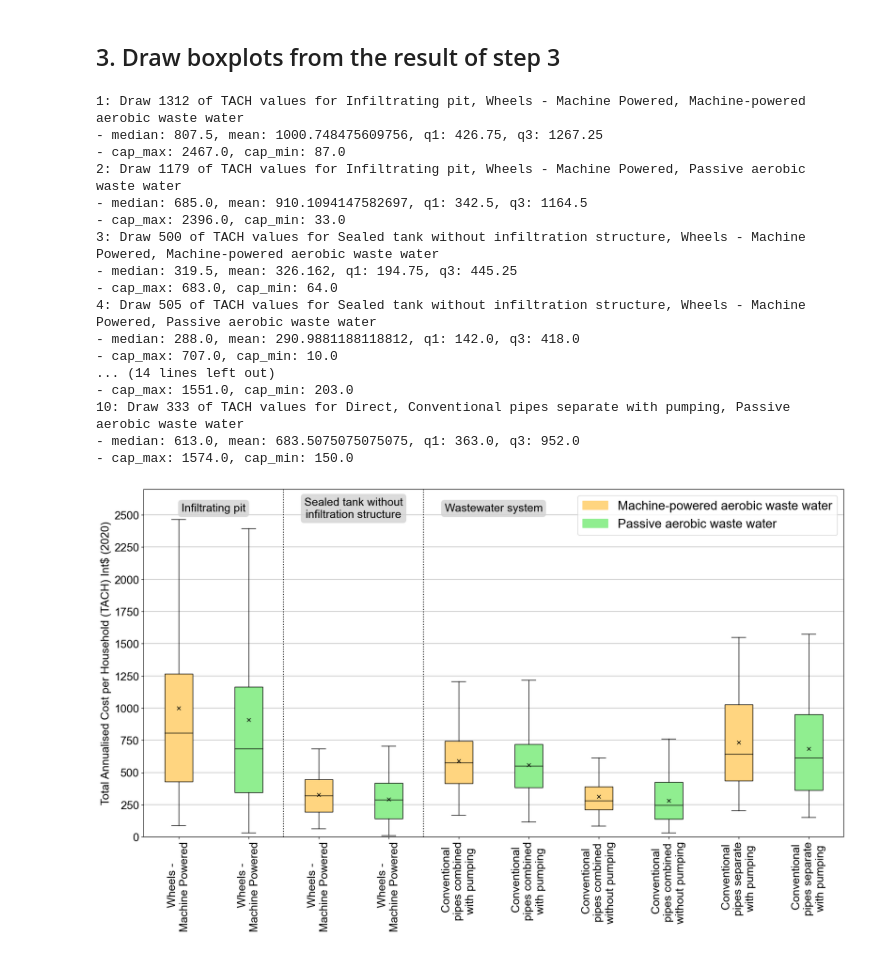
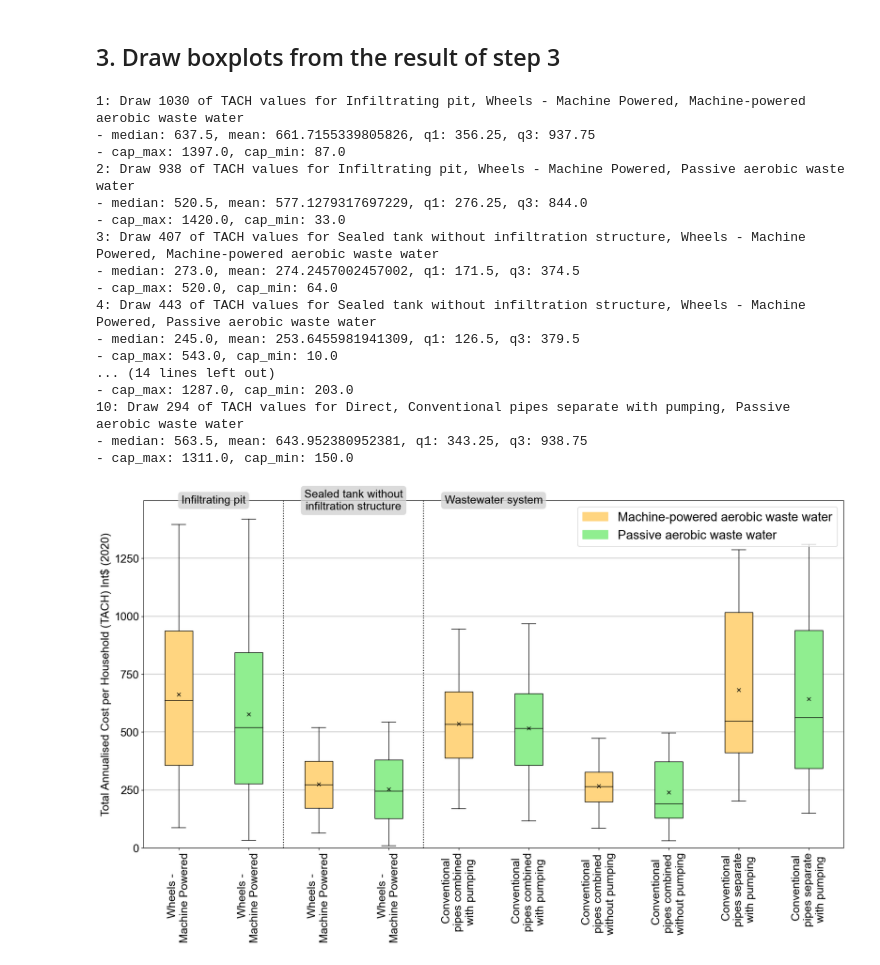
Before and after one commit to JinIgarashi/cactus-narok-figures, a Jupyter notebook: Figure1 full lifecycle cost global compare.ipynb, the cells around one changed output. Cells and saved outputs as stored; diff of their text form; code cells hidden in the pictures.

Commit message:
fix: filter values by interquantile range

```diff
--- a/Figure1 full lifecycle cost global compare.ipynb
+++ b/Figure1 full lifecycle cost global compare.ipynb
@@ -89,7 +89,7 @@ legendFontSize = 20
 ytickLabel = 'Total Annualised Cost per Household (TACH) Int$ (2020)'
 ytick_range = [
     0,    # min
-    2700, # max
+    1600, # max
     250   # interval
 ]
 
@@ -216,7 +216,21 @@ def getTachsByComponentName(df, name):
     if not name:
         return []
     filter = df.component == name
-    values = list(df[filter]['tach'])
+#     values = list(df[filter]['tach'])
+
+    filtered_df = df[filter]
+    # Calculate the IQR for the 'tach' column
+    q1 = filtered_df['tach'].quantile(0.25)
+    q3 = filtered_df['tach'].quantile(0.75)
+    iqr = q3 - q1
+
+    # Define the lower and upper bounds for values within the IQR
+    lower_bound = q1 - 1.5 * iqr
+    upper_bound = q3 + 1.5 * iqr
+
+    # Filter the 'tach' values within the IQR bounds
+    values = filtered_df[(filtered_df['tach'] >= lower_bound) & (filtered_df['tach'] <= upper_bound)]['tach']
+
     return values
 # %% [markdown]
 ### Function 2)  Defining the function to estimate lifecycle cost by given combination of CACTUS components
@@ -478,50 +492,50 @@ for j, group in enumerate(groups):
     position = j + 1
     print(f"{position}: Draw {len(tachs)} of TACH values for {label}")
     drawBoxplot(ax, tachs, position, color)
 
 # draw labels for yticks
 ax.set_ylabel(ytickLabel, fontsize=labelFontSize)
 
 
 # draw labels for xticks.
 # only show emptying & tranport in x axis label
 xtick_labels = [ '\n'.join(textwrap.wrap(label.split(',')[1], 15)) for label in group_labels ]
 ax.set_xticks(np.arange(len(xtick_labels)) + 1)
 ax.set_xticklabels(xtick_labels,  rotation=90, ha='center', fontsize=labelFontSize)
 
-ax.text(1.5, 2550, 'Infiltrating pit', fontsize=18, ha='center', va='center', bbox=dict(facecolor='lightgray', edgecolor='none', alpha=0.8, boxstyle='round'))
-ax.text(3.5, 2550, 'Sealed tank without\ninfiltration structure', fontsize=18, ha='center', va='center', bbox=dict(facecolor='lightgray', edgecolor='none', alpha=0.8, boxstyle='round'))
-ax.text(5.5, 2550, 'Wastewater system', fontsize=18, ha='center', va='center', bbox=dict(facecolor='lightgray', edgecolor='none', alpha=0.8, boxstyle='round'))
+ax.text(1.5, 1500, 'Infiltrating pit', fontsize=18, ha='center', va='center', bbox=dict(facecolor='lightgray', edgecolor='none', alpha=0.8, boxstyle='round'))
+ax.text(3.5, 1500, 'Sealed tank without\ninfiltration structure', fontsize=18, ha='center', va='center', bbox=dict(facecolor='lightgray', edgecolor='none', alpha=0.8, boxstyle='round'))
+ax.text(5.5, 1500, 'Wastewater system', fontsize=18, ha='center', va='center', bbox=dict(facecolor='lightgray', edgecolor='none', alpha=0.8, boxstyle='round'))
 
 
 # draw legend
 legend_labels = [
     'Machine-powered aerobic waste water',
     'Passive aerobic waste water'
 ]
 legend_patches = [mpatches.Patch(color=color, label=label) for color, label in zip(colors, legend_labels)]
 ax.legend(handles=legend_patches, loc='upper right', fontsize=legendFontSize)
 
 # save figures as PDF and PNG
 plt.savefig(file_path, format="pdf", dpi=dpi, transparent=True, bbox_inches='tight')
 plt.savefig(f"{file_path}.png", format="png", dpi=dpi, transparent=True, bbox_inches='tight')
 plt.show()
 # %% [output]
-1: Draw 1312 of TACH values for Infiltrating pit, Wheels - Machine Powered, Machine-powered aerobic waste water
-- median: 807.5, mean: 1000.748475609756, q1: 426.75, q3: 1267.25
-- cap_max: 2467.0, cap_min: 87.0
-2: Draw 1179 of TACH values for Infiltrating pit, Wheels - Machine Powered, Passive aerobic waste water
-- median: 685.0, mean: 910.1094147582697, q1: 342.5, q3: 1164.5
-- cap_max: 2396.0, cap_min: 33.0
-3: Draw 500 of TACH values for Sealed tank without infiltration structure, Wheels - Machine Powered, Machine-powered aerobic waste water
-- median: 319.5, mean: 326.162, q1: 194.75, q3: 445.25
-- cap_max: 683.0, cap_min: 64.0
-4: Draw 505 of TACH values for Sealed tank without infiltration structure, Wheels - Machine Powered, Passive aerobic waste water
-- median: 288.0, mean: 290.9881188118812, q1: 142.0, q3: 418.0
-- cap_max: 707.0, cap_min: 10.0
+1: Draw 1030 of TACH values for Infiltrating pit, Wheels - Machine Powered, Machine-powered aerobic waste water
+- median: 637.5, mean: 661.7155339805826, q1: 356.25, q3: 937.75
+- cap_max: 1397.0, cap_min: 87.0
+2: Draw 938 of TACH values for Infiltrating pit, Wheels - Machine Powered, Passive aerobic waste water
+- median: 520.5, mean: 577.1279317697229, q1: 276.25, q3: 844.0
+- cap_max: 1420.0, cap_min: 33.0
+3: Draw 407 of TACH values for Sealed tank without infiltration structure, Wheels - Machine Powered, Machine-powered aerobic waste water
+- median: 273.0, mean: 274.2457002457002, q1: 171.5, q3: 374.5
+- cap_max: 520.0, cap_min: 64.0
+4: Draw 443 of TACH values for Sealed tank without infiltration structure, Wheels - Machine Powered, Passive aerobic waste water
+- median: 245.0, mean: 253.6455981941309, q1: 126.5, q3: 379.5
+- cap_max: 543.0, cap_min: 10.0
 ... (14 lines left out)
-- cap_max: 1551.0, cap_min: 203.0
-10: Draw 333 of TACH values for Direct, Conventional pipes separate with pumping, Passive aerobic waste water
-- median: 613.0, mean: 683.5075075075075, q1: 363.0, q3: 952.0
-- cap_max: 1574.0, cap_min: 150.0
+- cap_max: 1287.0, cap_min: 203.0
+10: Draw 294 of TACH values for Direct, Conventional pipes separate with pumping, Passive aerobic waste water
+- median: 563.5, mean: 643.952380952381, q1: 343.25, q3: 938.75
+- cap_max: 1311.0, cap_min: 150.0
-[figure, old version]
+[figure, new version]
```
Also changed, not shown: parts of 3 cells of this notebook, 2 other files.
